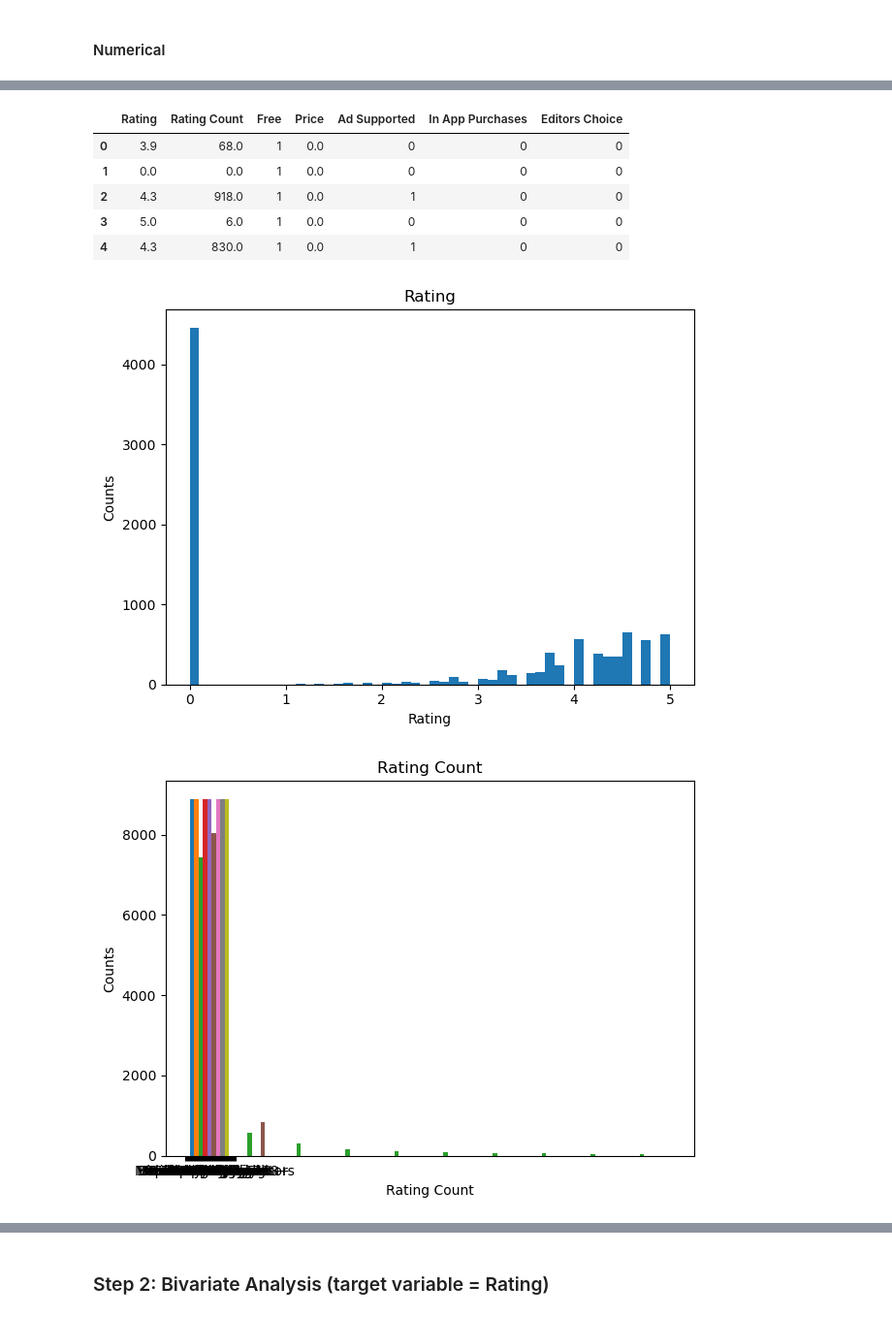
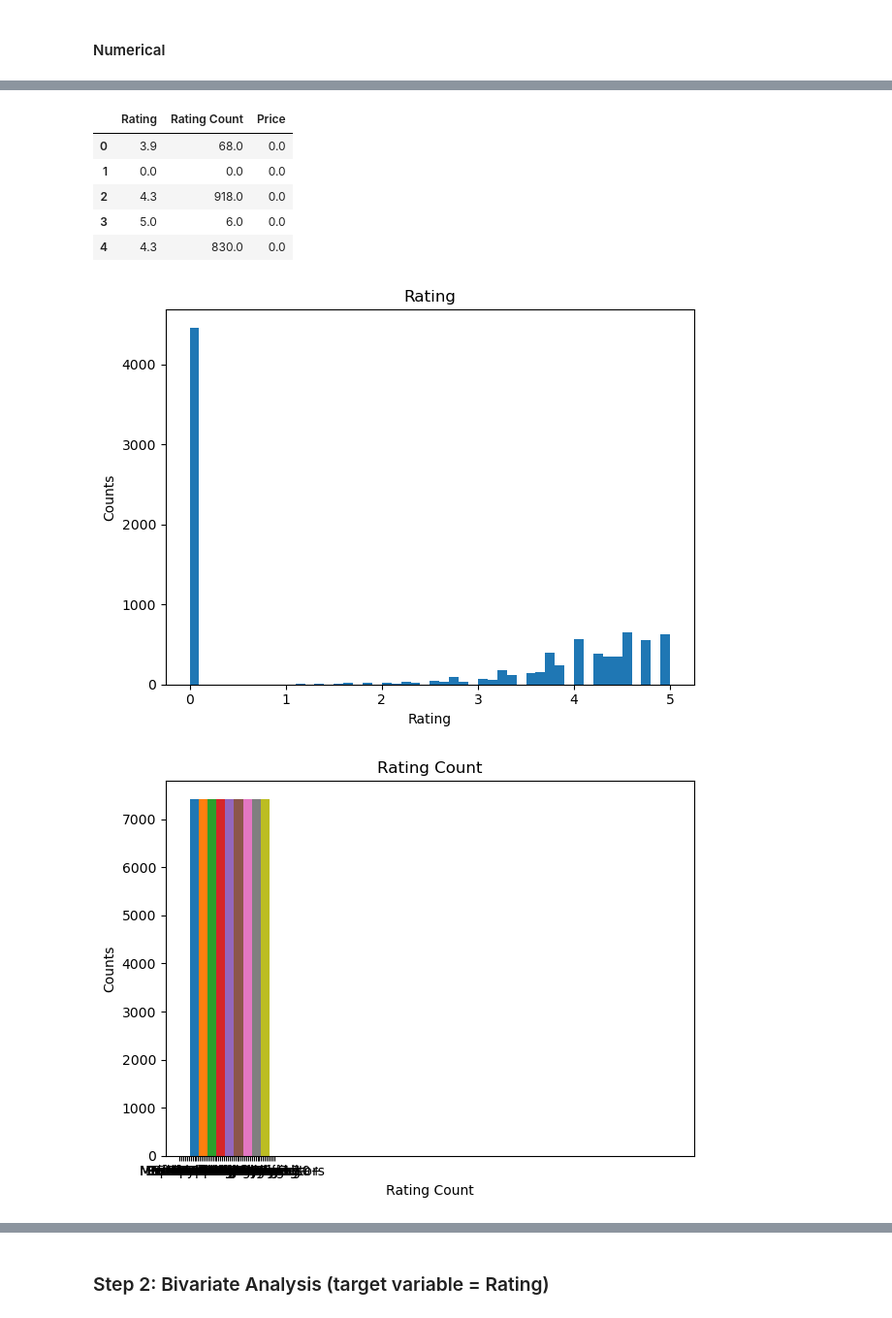
Before and after one commit to LouLan99/User-Rating-Prediction-Model, a Jupyter notebook: notebooks/02-eda copy.ipynb, the cells around one changed output, grey strips where cells are left out. Shown at 97% size. Cells and saved outputs as stored; diff of their text form; code cells hidden in the pictures.

```diff
--- a/notebooks/02-eda copy.ipynb
+++ b/notebooks/02-eda copy.ipynb
@@ -99,0 +81,3 @@ Most of the applications is for everyone and there is less application for every
+# %%
+boolean_df = df_clean.select_dtypes('bool').copy()
+boolean_df.head()
@@ -99,0 +91,7 @@ Most of the applications is for everyone and there is less application for every
+# %%
+for column in boolean_df.columns:
+    plt.figure(figsize=(10,5))
+    boolean_df[column].value_counts().sort_values().plot(kind='barh')
+    plt.xlabel("Counts")
+    plt.title(column)
+    plt.show()
@@ -114,26 +140,26 @@ df_clean.describe()
 # %%
-numeric_df = df_clean.select_dtypes(['int32','float64', 'int64']).copy()
+numeric_df = df_clean.select_dtypes(['float64']).copy()
 numeric_df.head()
 # %% [output]
-|  | Rating | Rating Count | Free | Price | Ad Supported | In App Purchases | Editors Choice |
-| 0 | 3.9 | 68.0 | 1 | 0.0 | 0 | 0 | 0 |
-| 1 | 0.0 | 0.0 | 1 | 0.0 | 0 | 0 | 0 |
-| 2 | 4.3 | 918.0 | 1 | 0.0 | 1 | 0 | 0 |
-| 3 | 5.0 | 6.0 | 1 | 0.0 | 0 | 0 | 0 |
-| 4 | 4.3 | 830.0 | 1 | 0.0 | 1 | 0 | 0 |
+|  | Rating | Rating Count | Price |
+| 0 | 3.9 | 68.0 | 0.0 |
+| 1 | 0.0 | 0.0 | 0.0 |
+| 2 | 4.3 | 918.0 | 0.0 |
+| 3 | 5.0 | 6.0 | 0.0 |
+| 4 | 4.3 | 830.0 | 0.0 |
 # %%
 for column in numeric_df:
     plt.figure()
     if column == 'Rating Count':
-        plt.hist(df_clean[df_clean[column] <500], bins=10)
+        plt.hist(df_clean[df_clean[column] <50], bins=5)
     else:
         plt.hist(df_clean[column], bins=50)
     plt.title(column)
     plt.ylabel('Counts')
     plt.xlabel(column)
 
     plt.tight_layout()
     plt.show()
 # %% [output]
 [figure]
-[figure, old version]
+[figure, new version]
```
Also changed, not shown: parts of 26 cells of this notebook.
